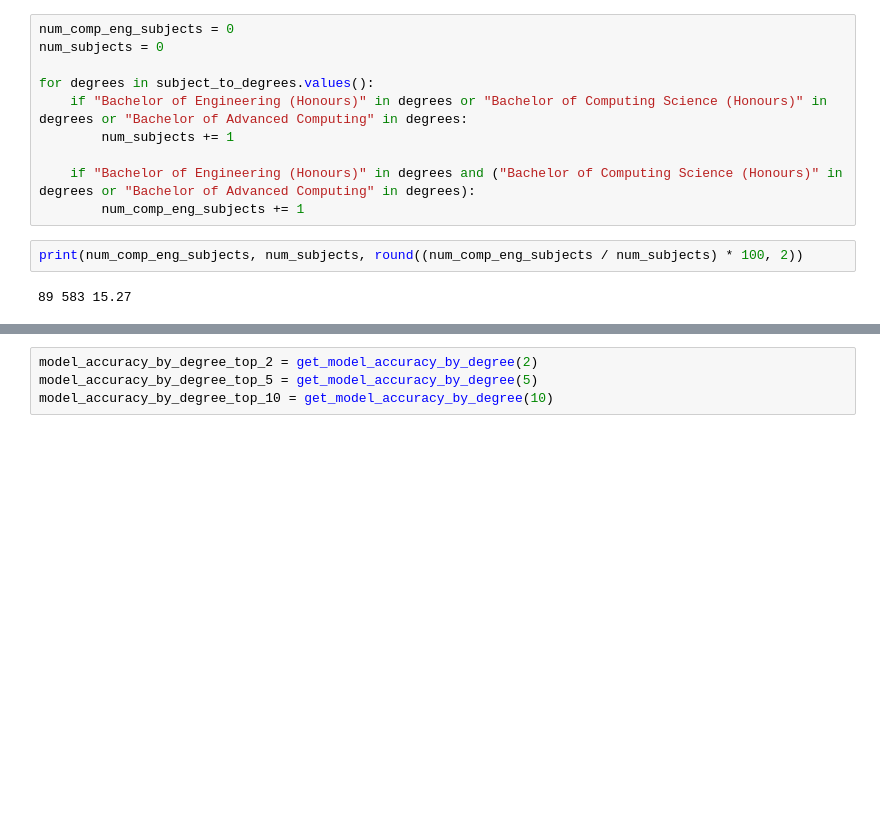
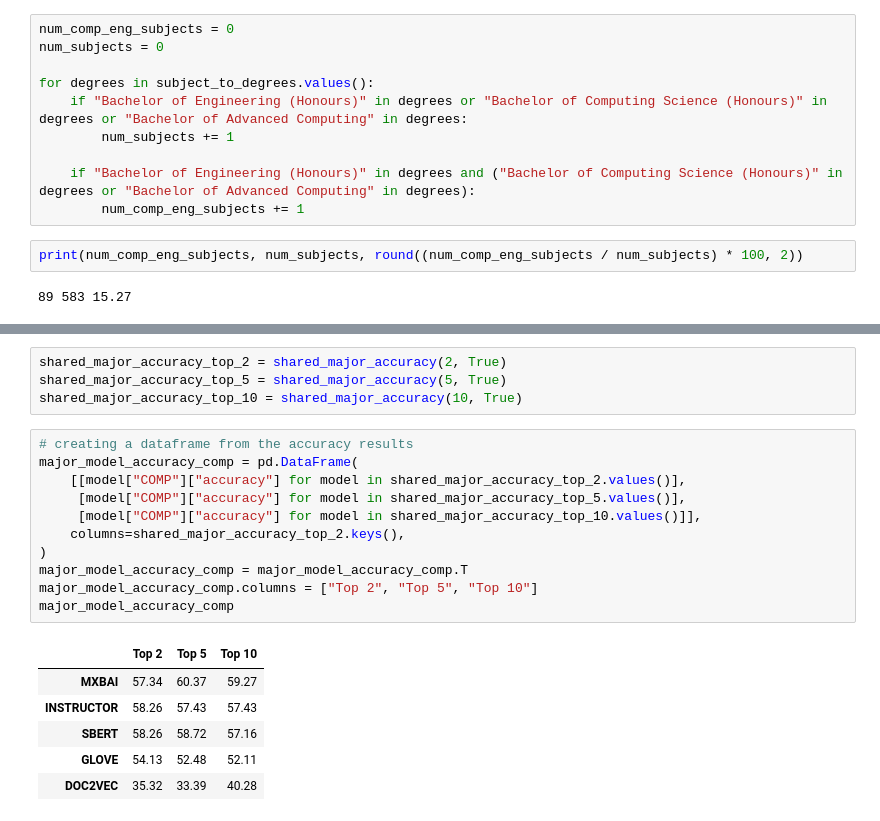
Before and after one commit to matthewghannoum/auto-recognition-of-prior-learning, a Jupyter notebook: evaluation/shared_major_eval_v2.ipynb, the cells around one changed output, grey strips where cells are left out. Saved outputs shown, nothing was run; the diff lists cells and outputs as text; blank space fills up the shorter version.

```diff
--- a/evaluation/shared_major_eval_v2.ipynb
+++ b/evaluation/shared_major_eval_v2.ipynb
@@ -398,4 +232,22 @@ def get_model_accuracy_by_degree(num_similar_subjects: int):
-# %%
-model_accuracy_by_degree_top_2 = get_model_accuracy_by_degree(2)
-model_accuracy_by_degree_top_5 = get_model_accuracy_by_degree(5)
-model_accuracy_by_degree_top_10 = get_model_accuracy_by_degree(10)
+# %%
+shared_major_accuracy_top_2 = shared_major_accuracy(2, True)
+shared_major_accuracy_top_5 = shared_major_accuracy(5, True)
+shared_major_accuracy_top_10 = shared_major_accuracy(10, True)
+# %%
+# creating a dataframe from the accuracy results
+major_model_accuracy_comp = pd.DataFrame(
+    [[model["COMP"]["accuracy"] for model in shared_major_accuracy_top_2.values()],
+     [model["COMP"]["accuracy"] for model in shared_major_accuracy_top_5.values()],
+     [model["COMP"]["accuracy"] for model in shared_major_accuracy_top_10.values()]],
+    columns=shared_major_accuracy_top_2.keys(),
+)
+major_model_accuracy_comp = major_model_accuracy_comp.T
+major_model_accuracy_comp.columns = ["Top 2", "Top 5", "Top 10"]
+major_model_accuracy_comp
+# %% [output]
+|  | Top 2 | Top 5 | Top 10 |
+| MXBAI | 57.34 | 60.37 | 59.27 |
+| INSTRUCTOR | 58.26 | 57.43 | 57.43 |
+| SBERT | 58.26 | 58.72 | 57.16 |
+| GLOVE | 54.13 | 52.48 | 52.11 |
+| DOC2VEC | 35.32 | 33.39 | 40.28 |
```
Also changed, not shown: parts of 18 cells of this notebook.
